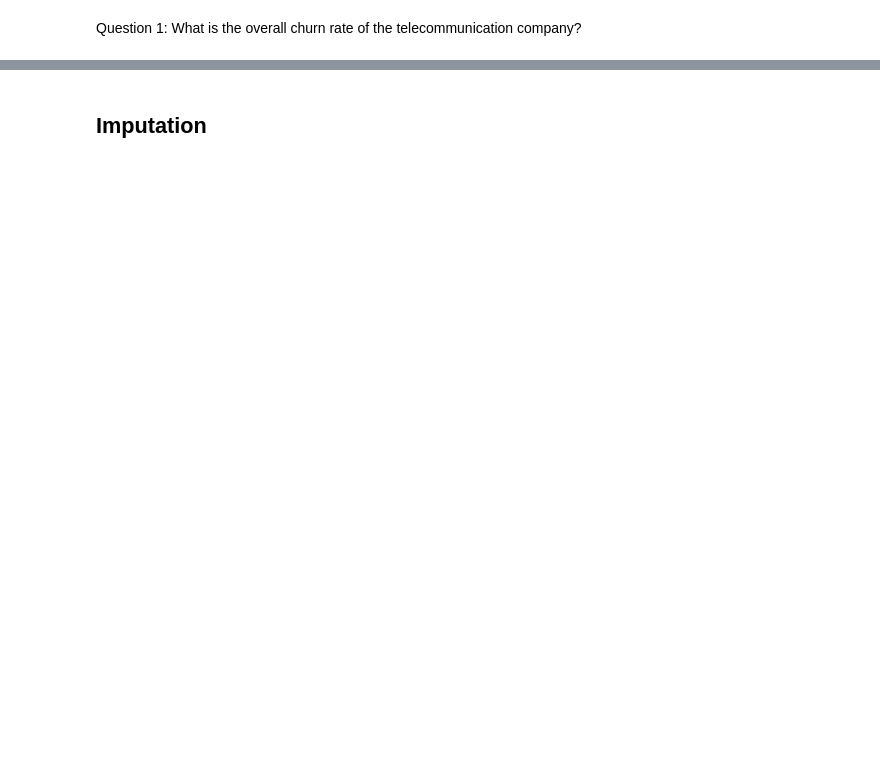
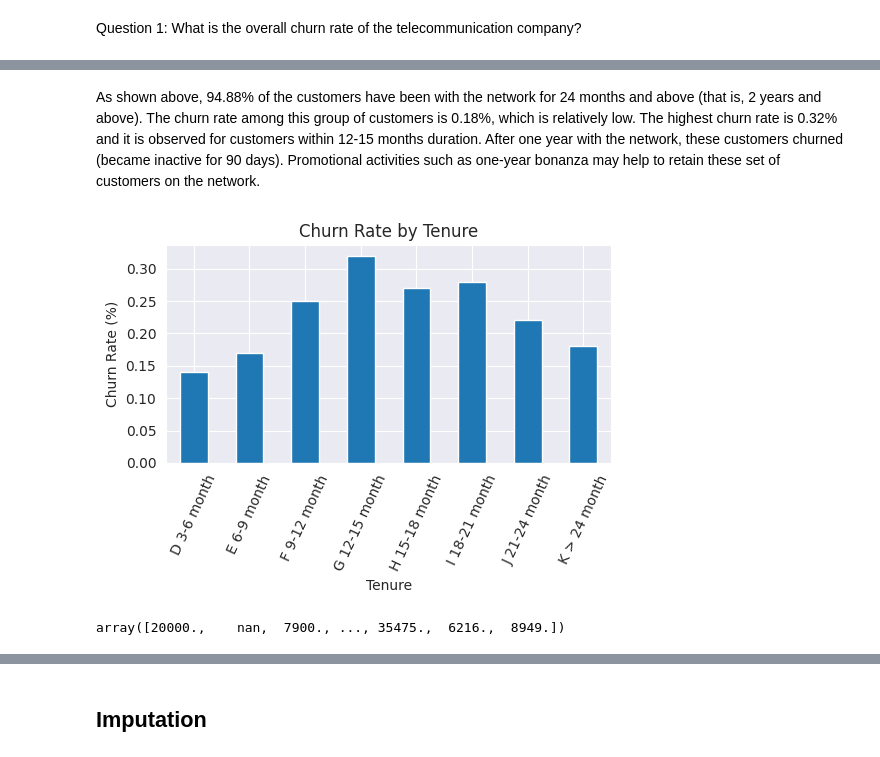
Before and after one commit to iameberedavid/Expresso-Customer-Churn-Challenge-On-Zindi, a Jupyter notebook: dev/StarterNotebook.ipynb, the cells around one changed output, grey strips where cells are left out. Drawn from its saved outputs; the diff is of its cells as text; code cells hidden in the pictures; blank space fills up the shorter version.

```diff
--- a/dev/StarterNotebook.ipynb
+++ b/dev/StarterNotebook.ipynb
@@ -572,0 +826,15 @@ test.head()
+# %%
+# Calculate the number of customers, the percentage of customers, and the churn rate for each tenure
+customers_per_tenure = train['TENURE'].value_counts()
+percentage_customers_per_tenure = ((customers_per_tenure / customers_per_tenure.sum()) * 100).round(2)
+churn_rate_by_tenure = (train.groupby('TENURE')['CHURN'].mean()).round(2) # 2 decimal places where used in both to properly display the results
+
+# Create a DataFrame to display the results
+tenure_group_data = pd.DataFrame({
+    'Number of Customers': customers_per_tenure,
+    'Percentage of Customers (%)': percentage_customers_per_tenure,
+    'Churn Rate (%)': churn_rate_by_tenure
+})
+
+# Display the DataFrame
+tenure_group_data
@@ -572,0 +851,22 @@ test.head()
+# %% [markdown]
+As shown above, 94.88% of the customers have been with the network for 24 months and above (that is, 2 years and above). The churn rate among this group of customers is 0.18%, which is relatively low. The highest churn rate is 0.32% and it is observed for customers within 12-15 months duration. After one year with the network, these customers churned (became inactive for 90 days). Promotional activities such as one-year bonanza may help to retain these set of customers on the network.
+# %%
+# Plot a bar chart for the churn rate by tenure
+plt.figure(figsize=(10, 4))
+plt.subplot(1, 2, 2)
+tenure_group_data['Churn Rate (%)'].plot(kind='bar')
+plt.title("Churn Rate by Tenure")
+plt.xlabel("Tenure")
+plt.ylabel("Churn Rate (%)")
+plt.xticks(rotation=65)
+plt.tight_layout()
+
+# Save the plot into the drive through the image_path
+file_name = 'Churn Rate by Tenure.png'
+file_path = os.path.join(image_path, file_name)
+plt.savefig(file_path)
+
+# Display the chart
+plt.show()
+# %% [output]
+[figure, added]
@@ -572,0 +876,4 @@ test.head()
+# %%
+train['MONTANT'].unique()
+# %% [output]
+array([20000.,    nan,  7900., ..., 35475.,  6216.,  8949.])
```
Also changed, not shown: parts of 47 cells of this notebook.
